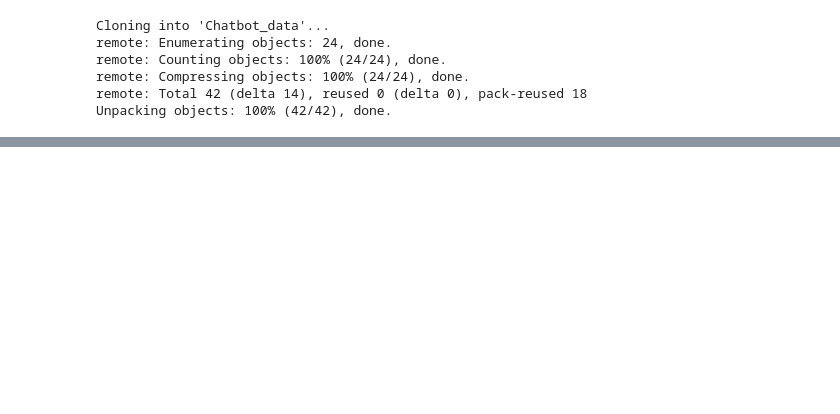
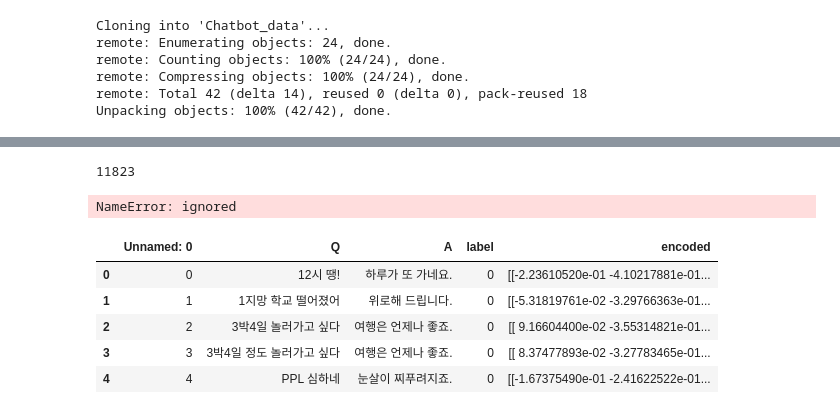
Before and after one commit to bcaitech1/p2-klue-yurachoi, a Jupyter notebook: [_Boost_Camp_]_KLUE_챗봇_만들어보기.ipynb, the cells around one changed output, grey strips where cells are left out. Cells and saved outputs as stored; diff of their text form; code cells hidden in the pictures; blank space fills up the shorter version.

Commit message:
Building chatbot class (get_closest_answer function not working)

```diff
--- a/[_Boost_Camp_]_KLUE_챗봇_만들어보기.ipynb
+++ b/[_Boost_Camp_]_KLUE_챗봇_만들어보기.ipynb
@@ -45,0 +136,8 @@ model = AutoModels.from_pretrained("monologg/koelectra-base-v3-discriminator")
+# %%
+chatbot.setup_model('/content/Chatbot_data/ChatbotData .csv')
+# %% [output]
+11823
+# %%
+chatbot("요즘 힘들어")
+# %% [output]
+NameError: ignored
@@ -45,0 +155,11 @@ model = AutoModels.from_pretrained("monologg/koelectra-base-v3-discriminator")
+# %%
+train_df = pd.read_csv("/content/drive/MyDrive/ChatbotData.csv")
+# %%
+train_df.head()
+# %% [output]
+|  | Unnamed: 0 | Q | A | label | encoded |
+| 0 | 0 | 12시 땡! | 하루가 또 가네요. | 0 | [[-2.23610520e-01 -4.10217881e-01... |
+| 1 | 1 | 1지망 학교 떨어졌어 | 위로해 드립니다. | 0 | [[-5.31819761e-02 -3.29766363e-01... |
+| 2 | 2 | 3박4일 놀러가고 싶다 | 여행은 언제나 좋죠. | 0 | [[ 9.16604400e-02 -3.55314821e-01... |
+| 3 | 3 | 3박4일 정도 놀러가고 싶다 | 여행은 언제나 좋죠. | 0 | [[ 8.37477893e-02 -3.27783465e-01... |
+| 4 | 4 | PPL 심하네 | 눈살이 찌푸려지죠. | 0 | [[-1.67375490e-01 -2.41622522e-01... |
```
Also changed, not shown: parts of 12 cells of this notebook.
